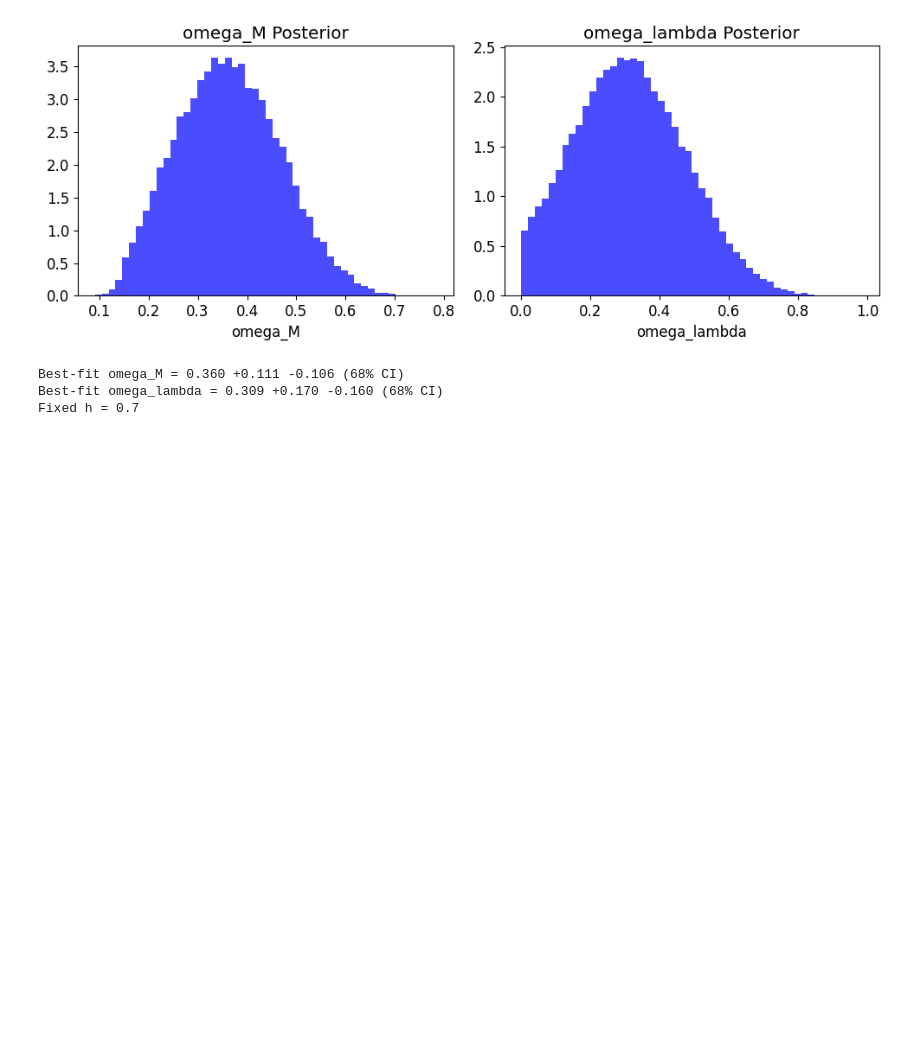
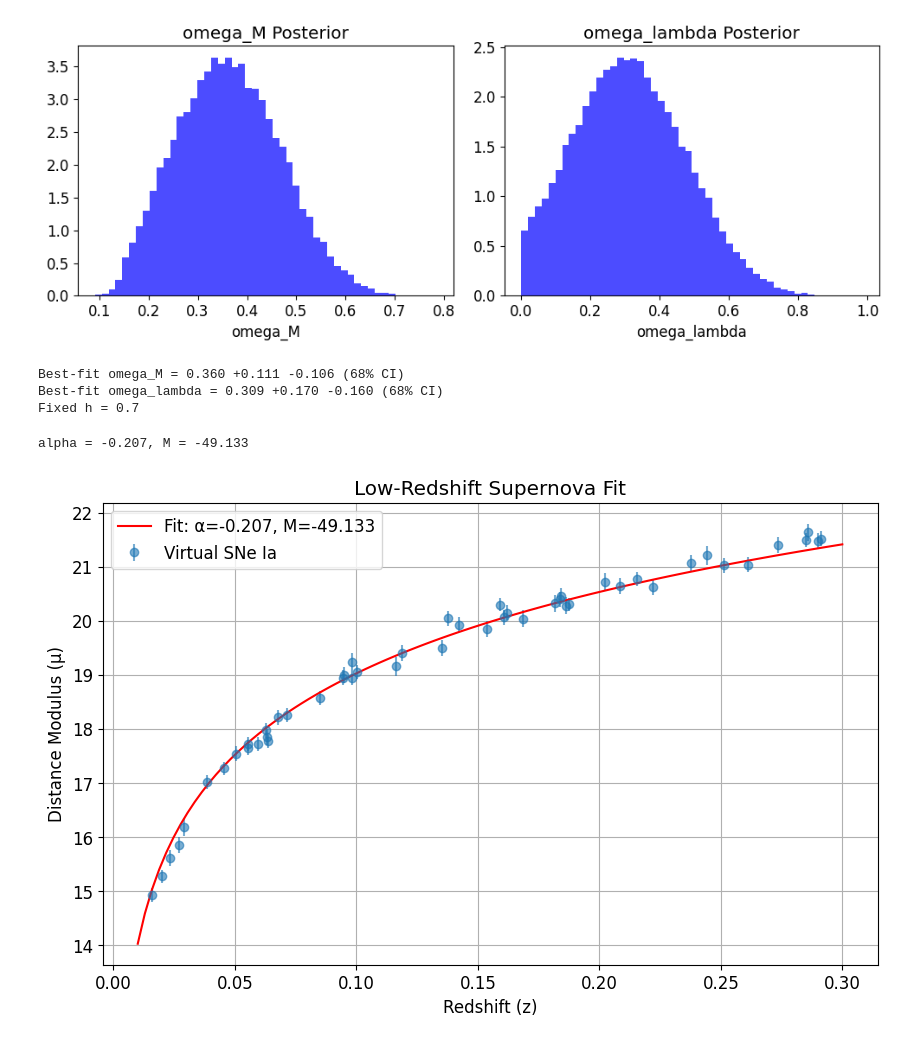
Before and after one commit to aminemahd13/EI-cosmo-A, a Jupyter notebook: SN3/amine.ipynb, the cells around one changed output. Saved outputs shown, nothing was run; the diff lists cells and outputs as text; code cells hidden in the pictures; blank space fills up the shorter version.

```diff
--- a/SN3/amine.ipynb
+++ b/SN3/amine.ipynb
@@ -518,3 +518,80 @@ Acceptance fraction: mean = 0.714, std = 0.008
 Best-fit omega_M = 0.360 +0.111 -0.106 (68% CI)
 Best-fit omega_lambda = 0.309 +0.170 -0.160 (68% CI)
 Fixed h = 0.7
+# %%
+import pandas as pd
+import numpy as np
+from scipy.optimize import minimize
+import cosmolib as cs
+import matplotlib.pyplot as plt
+
+# Cosmological parameters from amine.ipynb
+omega_M = 0.360  # Best-fit omega_M
+omega_lambda = 0.309  # Best-fit omega_lambda
+h = 0.7  # Fixed Hubble constant (H0 = 100 * h km/s/Mpc)
+c = 299792.458  # Speed of light in km/s
+H0 = 70  # Hubble constant in km/s/Mpc for low-redshift approximation
+
+# Generate virtual low-redshift supernova data
+n_points = 50  # Number of virtual supernovae
+np.random.seed(42)  # For reproducibility
+z_virt = np.random.uniform(0.01, 0.3, n_points)  # Redshifts between 0.01 and 0.3
+s_virt = np.random.normal(1.0, 0.1, n_points)  # Stretch values ~ N(1.0, 0.1)
+alpha_true = 0.14  # Assumed true stretch correction (typical value for SNe Ia)
+M_true = -19.3  # Assumed true absolute magnitude (typical for SNe Ia)
+
+# Calculate theoretical distance modulus using cosmolib
+params = {'omega_M_0': omega_M, 'omega_lambda_0': omega_lambda, 'h': h, 'w0': -1}
+mu_virt = cs.musn1a(z_virt, params) + M_true + alpha_true * (s_virt - 1)
+
+# Add realistic uncertainties
+sigma_int = 0.1  # Intrinsic scatter
+sigma_mu_stat = np.random.normal(0.1, 0.02, n_points)  # Statistical uncertainty
+sigma_mu_virt = np.sqrt(sigma_mu_stat**2 + sigma_int**2)
+mu_virt += np.random.normal(0, sigma_mu_virt, n_points)  # Add noise
+
+# Create DataFrame for virtual data
+df_virt = pd.DataFrame({
+    'redshift': z_virt,
+    'mu': mu_virt,
+    'mu_err': sigma_mu_virt,
+    's': s_virt
+})
+
+# Save virtual data to CSV (optional)
+df_virt.to_csv('virtual_low_redshift_supernovae.csv', index=False)
+
+# Define theoretical distance modulus for low redshift
+def mu_th(z):
+    dL = c * z / H0  # Linear Hubble law approximation
+    return 5 * np.log10(dL * 1e6) + 25  # Distance modulus in Mpc
+
+# Objective function for minimization
+def distance(params, z, mu_obs, s):
+    alpha, M = params
+    mu_corr = mu_obs - alpha * (s - 1)  # Corrected distance modulus
+    mu_model = mu_th(z)
+    return np.sum((mu_corr - mu_model - M)**2)
+
+# Perform minimization
+res = minimize(distance, x0=[0, 0], args=(z_virt, mu_virt, s_virt))
+alpha_fit, M_fit = res.x
+
+# Print results
+print(f"alpha = {alpha_fit:.3f}, M = {M_fit:.3f}")
+
+# Plot results
+plt.figure(figsize=(10, 6))
+plt.errorbar(z_virt, mu_virt, yerr=sigma_mu_virt, fmt='o', label='Virtual SNe Ia', alpha=0.6)
+z_plot = np.linspace(0.01, 0.3, 100)
+mu_fit = mu_th(z_plot) + M_fit + alpha_fit * (np.mean(s_virt) - 1)
+plt.plot(z_plot, mu_fit, 'r-', label=f'Fit: α={alpha_fit:.3f}, M={M_fit:.3f}')
+plt.xlabel('Redshift (z)')
+plt.ylabel('Distance Modulus (μ)')
+plt.title('Low-Redshift Supernova Fit')
+plt.legend()
+plt.grid(True)
+plt.show()
+# %% [output]
+alpha = -0.207, M = -49.133
+[figure, added]
```
Also changed, not shown: 1 other file.
